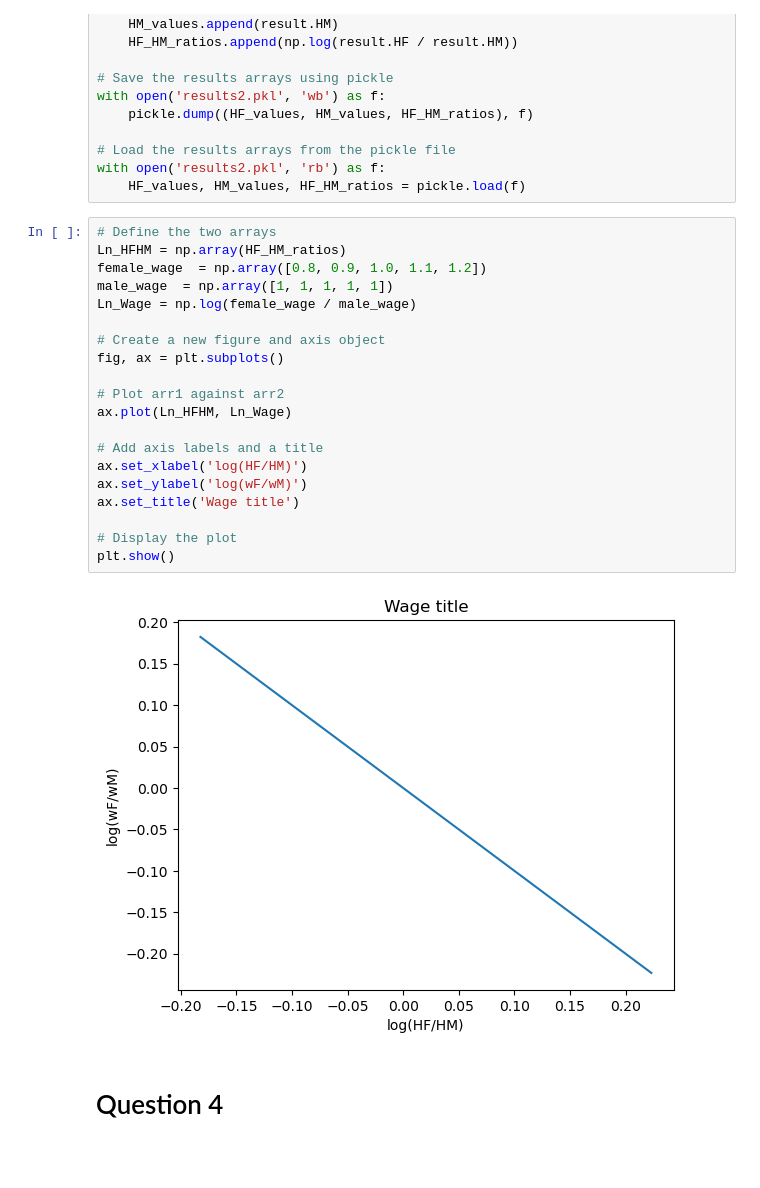
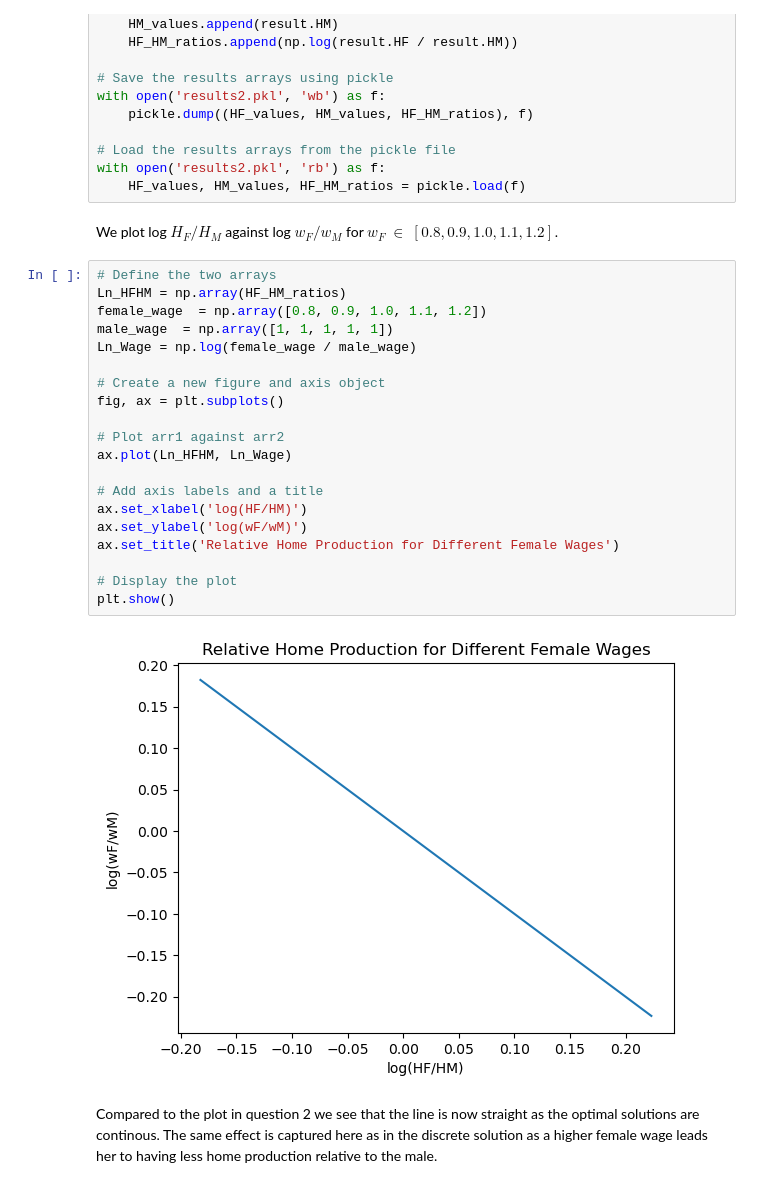
Before and after one commit to NumEconCopenhagen/projects-2023-team-norway, a Jupyter notebook: inauguralproject/inauguralproject.ipynb, the cells around one changed output. Saved outputs shown, nothing was run; the diff lists cells and outputs as text; blank space fills up the shorter version.

```diff
--- a/inauguralproject/inauguralproject.ipynb
+++ b/inauguralproject/inauguralproject.ipynb
@@ -192,27 +188,29 @@ with open('results2.pkl', 'wb') as f:
 # Load the results arrays from the pickle file
 with open('results2.pkl', 'rb') as f:
     HF_values, HM_values, HF_HM_ratios = pickle.load(f)
+# %% [markdown]
+We plot log $H_F/H_M$ against log $w_F/w_M$ for $w_F$ $\in$ $[0.8, 0.9, 1.0, 1.1, 1.2]$.
 # %%
 # Define the two arrays
 Ln_HFHM = np.array(HF_HM_ratios)
 female_wage  = np.array([0.8, 0.9, 1.0, 1.1, 1.2])
 male_wage  = np.array([1, 1, 1, 1, 1])
 Ln_Wage = np.log(female_wage / male_wage)
 
 # Create a new figure and axis object
 fig, ax = plt.subplots()
 
 # Plot arr1 against arr2
 ax.plot(Ln_HFHM, Ln_Wage)
 
 # Add axis labels and a title
 ax.set_xlabel('log(HF/HM)')
 ax.set_ylabel('log(wF/wM)')
-ax.set_title('Wage title')
+ax.set_title('Relative Home Production for Different Female Wages')
 
 # Display the plot
 plt.show()
 # %% [output]
-[figure, old version]
+[figure, new version]
-# %% [markdown]
-# Question 4
+# %% [markdown]
+Compared to the plot in question 2 we see that the line is now straight as the optimal solutions are continous. The same effect is captured here as in the discrete solution as a higher female wage leads her to having less home production relative to the male.
```
Also changed, not shown: parts of 34 cells of this notebook.
